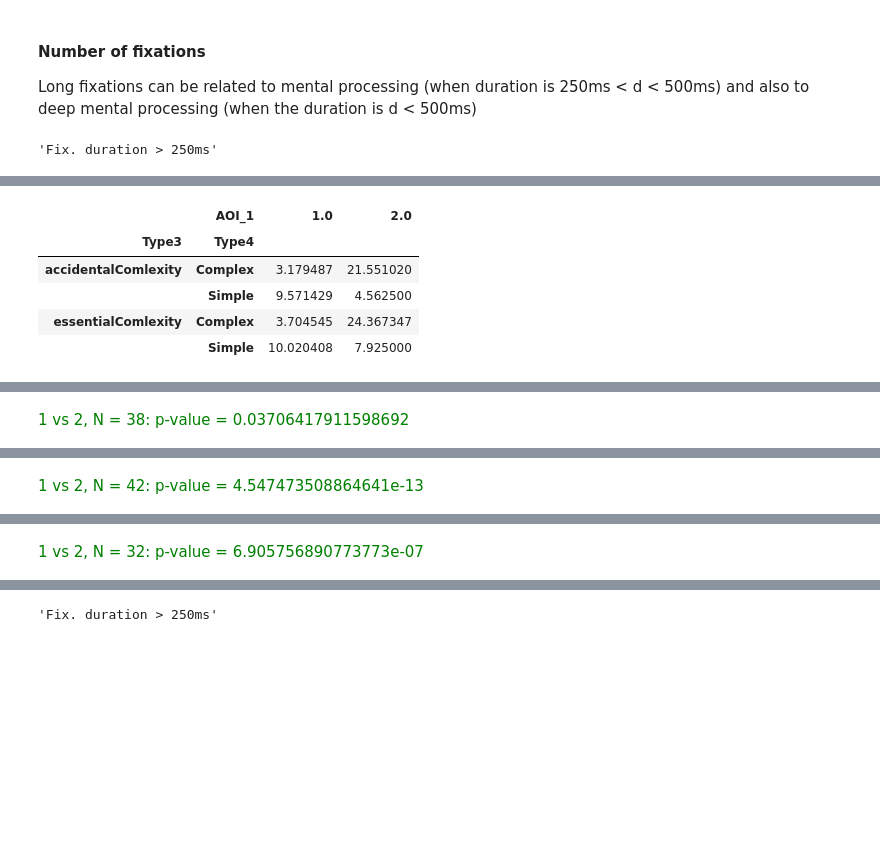
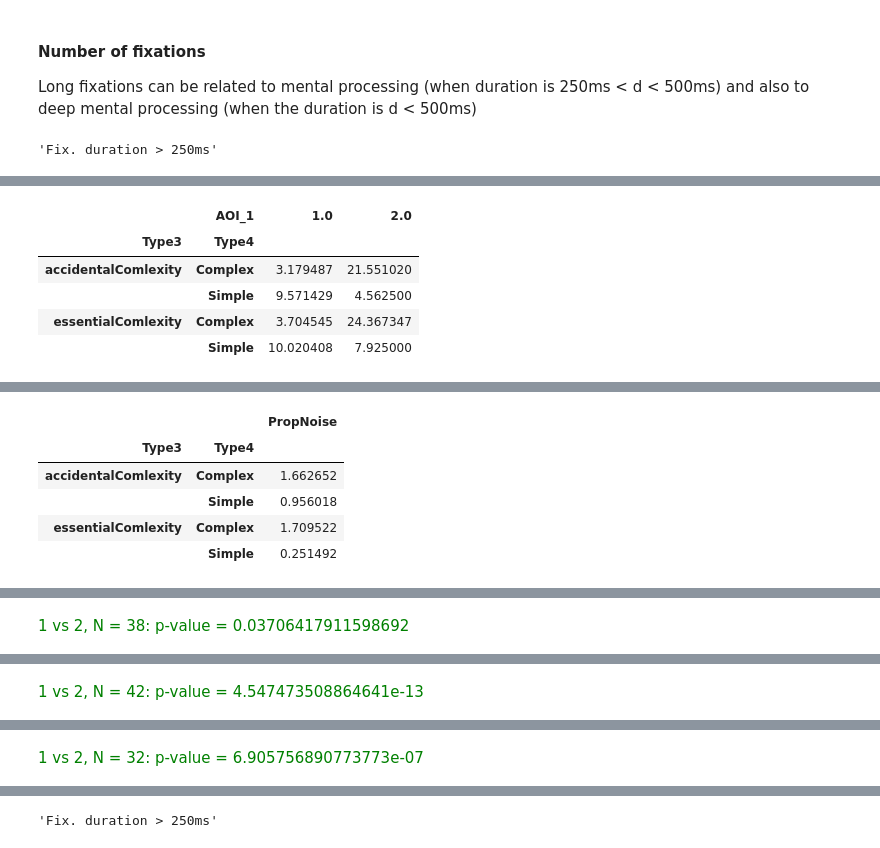
Before and after one commit to Anonymize-me/ProSci2025-appx, a Jupyter notebook: analysis/Analysis (Fine-grained-2).ipynb, the cells around one changed output, grey strips where cells are left out. Cells and saved outputs as stored; diff of their text form; code cells hidden in the pictures; blank space fills up the shorter version.

```diff
--- a/analysis/Analysis (Fine-grained-2).ipynb
+++ b/analysis/Analysis (Fine-grained-2).ipynb
@@ -1115,7 +1275,7 @@ _measure250 =  ', d > 250[ms]'
 _measure500 =  ', d > 500[ms]'
 type3_values = ['essentialComlexity','accidentalComlexity']
 type4_values = ['Simple','Complex']
-AOI_values = [1,2]
+aoi_1_values = [1,2]
 
 # Obs. 1: diff. of means > 0
 # Obs. 2: for complex task, diff is more important than for simple task
@@ -1129,14 +1289,42 @@ comparison_FixCount = {}
 
 display('Fix. duration > 250ms')
 _df = wholeTaskData250
-means, _ = compute_grouped_mean(df=_df,
-    group_cols=['Type3', 'Type4', 'AOI_1'], group_cols_not_for_overall_mean=['participant', 'currentQuestion'],
-    measure_col='FixID', measure_type='FixationCount',
-    measure_out=col,
-    additional_filters={})
-pivot_df = means.pivot_table(index=['Type3','Type4'], columns='AOI_1', values=col)
-pivot_df = pivot_df.loc[:, AOI_values]
+# means, _ = compute_grouped_mean(df=_df,
+#     group_cols=['Type3', 'Type4', 'AOI_1'], group_cols_not_for_overall_mean=['participant', 'currentQuestion'],
+#     measure_col='FixID', measure_type='FixationCount',
+#     measure_out=col,
+#     additional_filters={})
+# pivot_df = means.pivot_table(index=['Type3','Type4'], columns='AOI_1', values=col)
+# pivot_df = pivot_df.loc[:, AOI_values]
+# display(pivot_df)
+_s = compute_grouped_stats(_df, ['Type3', 'Type4', 'AOI_1'], ['participant', 'currentQuestion'], measure_col='FixID',
+                                measure_type='FixationCount', measure_type_attr={}, keepExactValues = False,
+                                measure_out=col,
+                                additional_filters=None)
+# Pivot the table
+pivot_df = _s['means'].pivot_table(index=['Type3','Type4'], columns='AOI_1', values=col)
+pivot_df = pivot_df.loc[:,aoi_1_values]
+# Display the pivoted data
+display('Privot table')
 display(pivot_df)
+
+# Effect size
+# Compute the effect size (Cohen's d), with s as std of simple (control group)
+_filtre_rel = ((_s['stds'].Type4=='Simple') & (_s['stds'].AOI_1==1)) | ((_s['stds'].Type4=='Complex') & (_s['stds'].AOI_1==2))
+_filtre_nonrel = ((_s['stds'].Type4=='Simple') & (_s['stds'].AOI_1==2)) | ((_s['stds'].Type4=='Complex') & (_s['stds'].AOI_1==1))
+s1 = _s['stds'].loc[_filtre_rel, col].values
+s2 = _s['stds'].loc[_filtre_nonrel, col].values
+# means and stds have the same index.
+m1 = _s['means'].loc[_filtre_rel, col].values
+m2 = _s['means'].loc[_filtre_nonrel, col].values
+Cohen_d = pd.DataFrame(data={
+    "PropNoise": myCohend(m1, s1,m2,s2, pooled_std=True)
+}, index=pivot_df.index)
+# Display the effect sizes
+display('Effect size')
+display(Cohen_d)
+
+
 
 for type3 in type3_values:
     print(type3)
@@ -1150,7 +1338,7 @@ for type3 in type3_values:
             additional_filters={
                 'Type3': type3,
                 'Type4': type4,
-                'AOI_1': AOI_values
+                'AOI_1': aoi_1_values
                 },
             do_print=False)
 
@@ -1158,7 +1346,7 @@ for type3 in type3_values:
             display(HTML(f"<span style='color: {'green' if _p[_i] < 0.05 else 'red'};'>" +
                         f"{conditions[_i][0]} vs {conditions[_i][1]}, N = {_n[_i]}: p-value = {_p[_i]}</span>"))
 
-comparison_FixCount['procFix'] = {'label': measure + _measure250, 'means': means, 'pivot': pivot_df, 'measure': col}
+comparison_FixCount['procFix'] = {'label': measure + _measure250, 'stats': _s, 'pivot': pivot_df, 'measure': col}
 plotComparison(pivot_df, measure + _measure250)
 
 
@@ -1166,14 +1354,41 @@ plotComparison(pivot_df, measure + _measure250)
 
 display('Fix. duration > 500ms')
 _df = wholeTaskData500
-means, _ = compute_grouped_mean(df=_df,
-    group_cols=['Type3', 'Type4', 'AOI_1'], group_cols_not_for_overall_mean=['participant', 'currentQuestion'],
-    measure_col='FixID', measure_type='FixationCount',
-    measure_out=col,
-    additional_filters={})
-pivot_df = means.pivot_table(index=['Type3','Type4'], columns='AOI_1', values=col)
-pivot_df = pivot_df.loc[:, AOI_values]
+# means, _ = compute_grouped_mean(df=_df,
+#     group_cols=['Type3', 'Type4', 'AOI_1'], group_cols_not_for_overall_mean=['participant', 'currentQuestion'],
+#     measure_col='FixID', measure_type='FixationCount',
+#     measure_out=col,
+#     additional_filters={})
+# pivot_df = means.pivot_table(index=['Type3','Type4'], columns='AOI_1', values=col)
+# pivot_df = pivot_df.loc[:, AOI_values]
+# display(pivot_df)
+_s = compute_grouped_stats(_df, ['Type3', 'Type4', 'AOI_1'], ['participant', 'currentQuestion'], measure_col='FixID',
+                                measure_type='FixationCount', measure_type_attr={}, keepExactValues = False,
+                                measure_out=col,
+                                additional_filters=None)
+# Pivot the table
+pivot_df = _s['means'].pivot_table(index=['Type3','Type4'], columns='AOI_1', values=col)
+pivot_df = pivot_df.loc[:,aoi_1_values]
+# Display the pivoted data
+display('Privot table')
 display(pivot_df)
+
+# Effect size
+# Compute the effect size (Cohen's d), with s as std of simple (control group)
+_filtre_rel = ((_s['stds'].Type4=='Simple') & (_s['stds'].AOI_1==1)) | ((_s['stds'].Type4=='Complex') & (_s['stds'].AOI_1==2))
+_filtre_nonrel = ((_s['stds'].Type4=='Simple') & (_s['stds'].AOI_1==2)) | ((_s['stds'].Type4=='Complex') & (_s['stds'].AOI_1==1))
+s1 = _s['stds'].loc[_filtre_rel, col].values
+s2 = _s['stds'].loc[_filtre_nonrel, col].values
+# means and stds have the same index.
+m1 = _s['means'].loc[_filtre_rel, col].values
+m2 = _s['means'].loc[_filtre_nonrel, col].values
+Cohen_d = pd.DataFrame(data={
+    "PropNoise": myCohend(m1, s1,m2,s2, pooled_std=True)
+}, index=pivot_df.index)
+# Display the effect sizes
+display('Effect size')
+display(Cohen_d)
+
 
 for type3 in type3_values:
     print(type3)
@@ -1187,7 +1402,7 @@ for type3 in type3_values:
             additional_filters={
                 'Type3': type3,
                 'Type4': type4,
-                'AOI_1': AOI_values
+                'AOI_1': aoi_1_values
                 },
             do_print=False)
 
@@ -1195,7 +1410,7 @@ for type3 in type3_values:
             display(HTML(f"<span style='color: {'green' if _p[_i] < 0.05 else 'red'};'>" +
                         f"{conditions[_i][0]} vs {conditions[_i][1]}, N = {_n[_i]}: p-value = {_p[_i]}</span>"))
 
-comparison_FixCount['deepFix'] = {'label': measure + _measure500, 'means': means, 'pivot': pivot_df, 'measure': col}
+comparison_FixCount['deepFix'] = {'label': measure + _measure500, 'stats': _s, 'pivot': pivot_df, 'measure': col}
 plotComparison(pivot_df, measure + _measure500)
 # %% [output]
 'Fix. duration > 250ms'
@@ -1209,0 +1425,6 @@ Simple
+|  |  | PropNoise |
+| Type3 | Type4 |  |
+| accidentalComlexity | Complex | 1.662652 |
+|  | Simple | 0.956018 |
+| essentialComlexity | Complex | 1.709522 |
+|  | Simple | 0.251492 |
```
Also changed, not shown: parts of 24 cells of this notebook, 13 other files.
